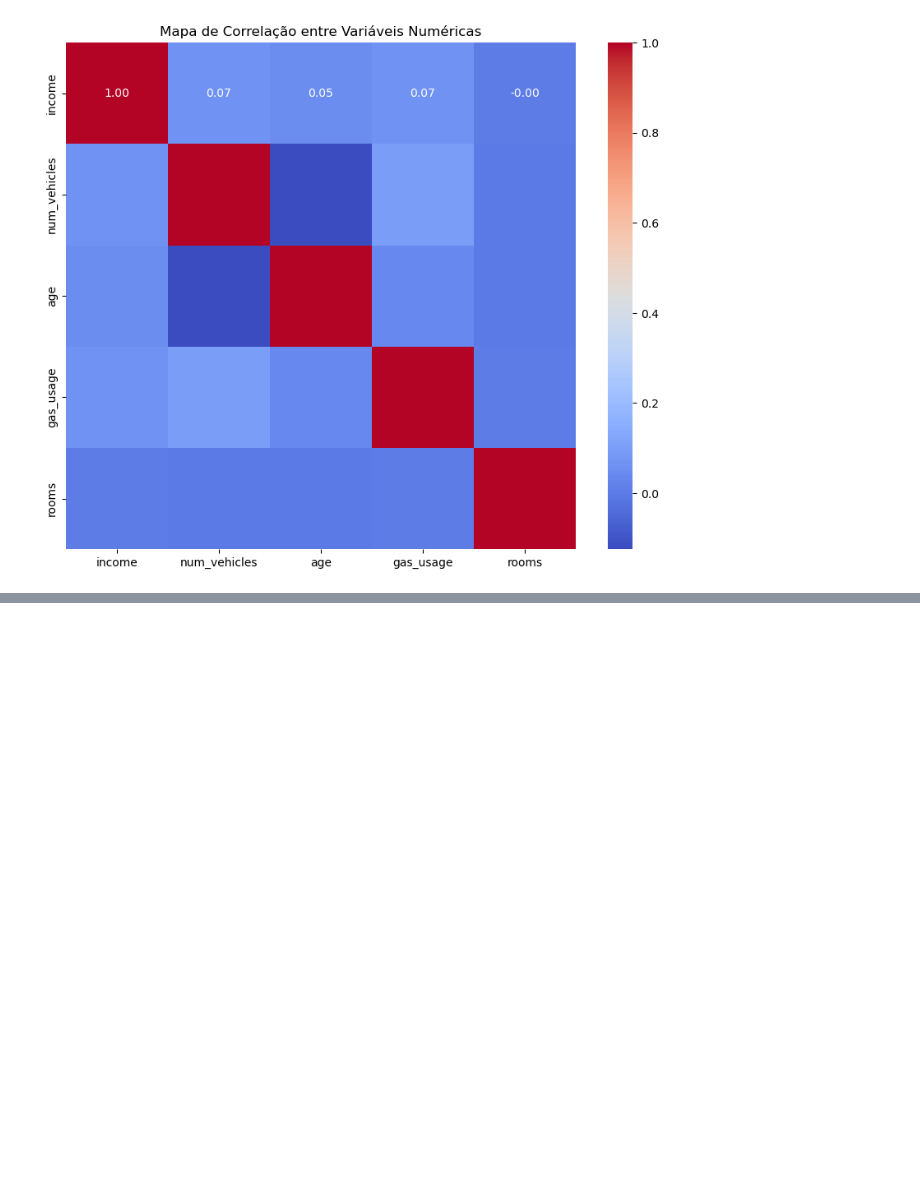
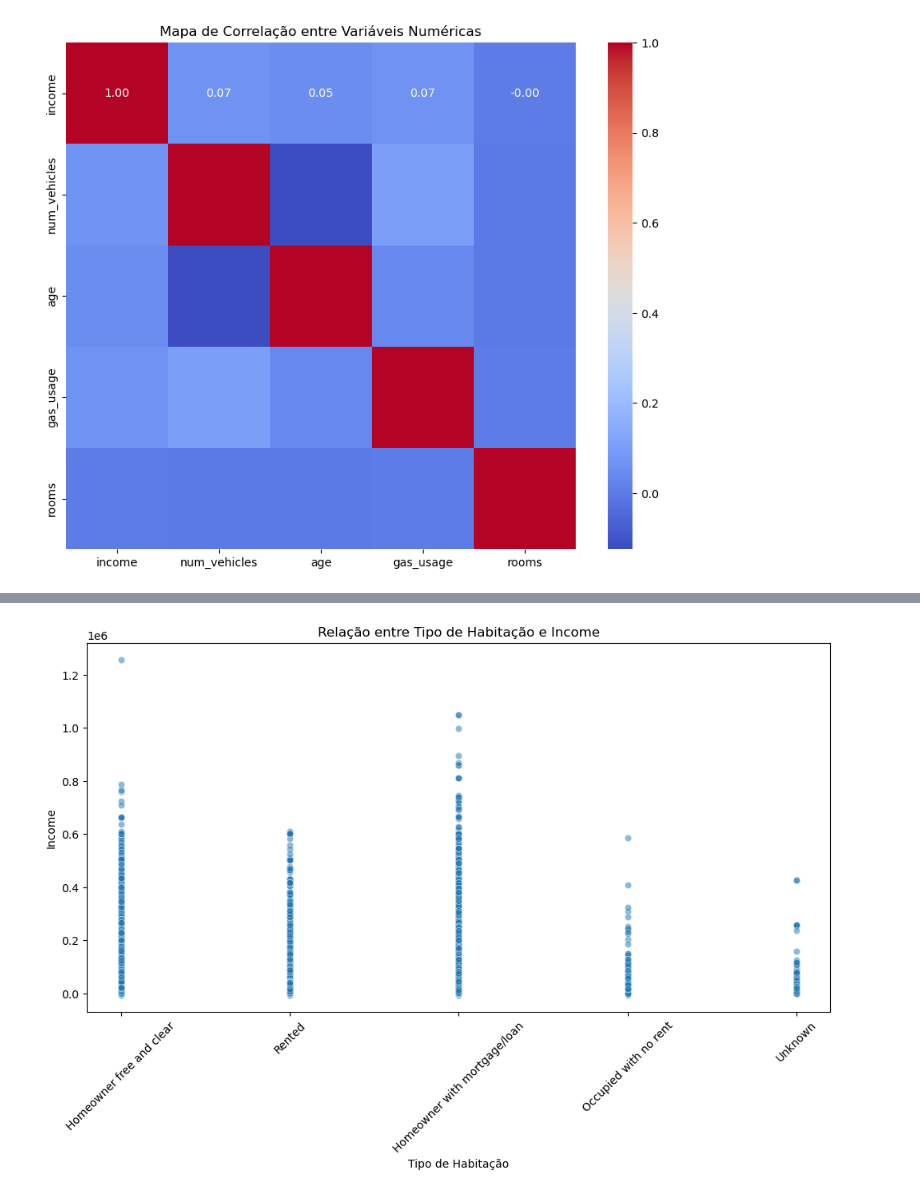
Before and after one commit to eduardooliveiraps/HealthInsurancePredictor, a Jupyter notebook: test.ipynb, the cells around one changed output, grey strips where cells are left out. Cells and saved outputs as stored; diff of their text form; code cells hidden in the pictures; blank space fills up the shorter version.

```diff
--- a/test.ipynb
+++ b/test.ipynb
@@ -251,0 +263,10 @@ plt.show()
+# %%
+plt.figure(figsize=(12, 6))
+sns.scatterplot(data=df, x='housing_type', y='income', alpha=0.5)
+plt.title('Relação entre Tipo de Habitação e Income')
+plt.xlabel('Tipo de Habitação')
+plt.ylabel('Income')
+plt.xticks(rotation=45)
+plt.show()
+# %% [output]
+[figure, added]
```
Also changed, not shown: parts of 5 cells of this notebook.
